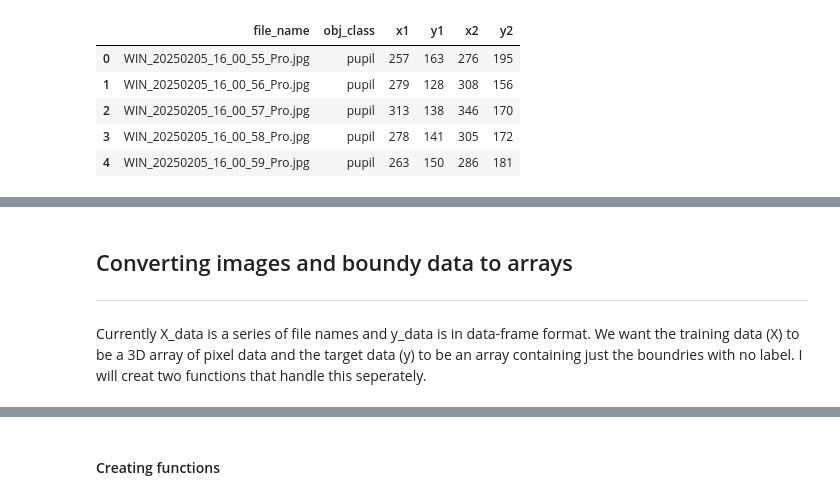
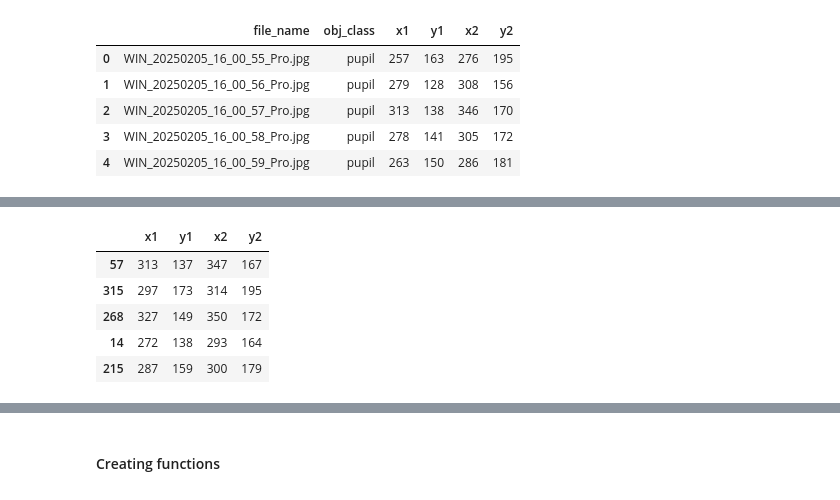
Before and after one commit to OwenBurt/Eye_tracker, a Jupyter notebook: model.ipynb, the cells around one changed output, grey strips where cells are left out. Saved outputs shown, nothing was run; the diff lists cells and outputs as text; code cells hidden in the pictures.

```diff
--- a/model.ipynb
+++ b/model.ipynb
@@ -74,6 +81,10 @@ X_val
 Name: file_name, dtype: object
-# %% [markdown]
-## Converting images and boundy data to arrays
-<hr></hr>
-
-Currently X_data is a series of file names and y_data is in data-frame format. We want the training data (X) to be a 3D array of pixel data and the target data (y) to be an array containing just the boundries with no label. I will creat two functions that handle this seperately.
+# %%
+y_val.head()
+# %% [output]
+|  | x1 | y1 | x2 | y2 |
+| 57 | 313 | 137 | 347 | 167 |
+| 315 | 297 | 173 | 314 | 195 |
+| 268 | 327 | 149 | 350 | 172 |
+| 14 | 272 | 138 | 293 | 164 |
+| 215 | 287 | 159 | 300 | 179 |
```
Also changed, not shown: parts of 15 cells of this notebook.
